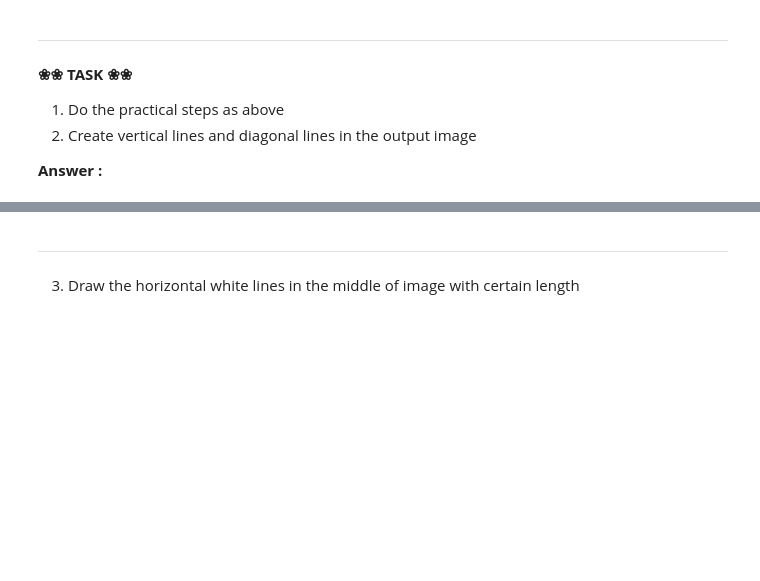
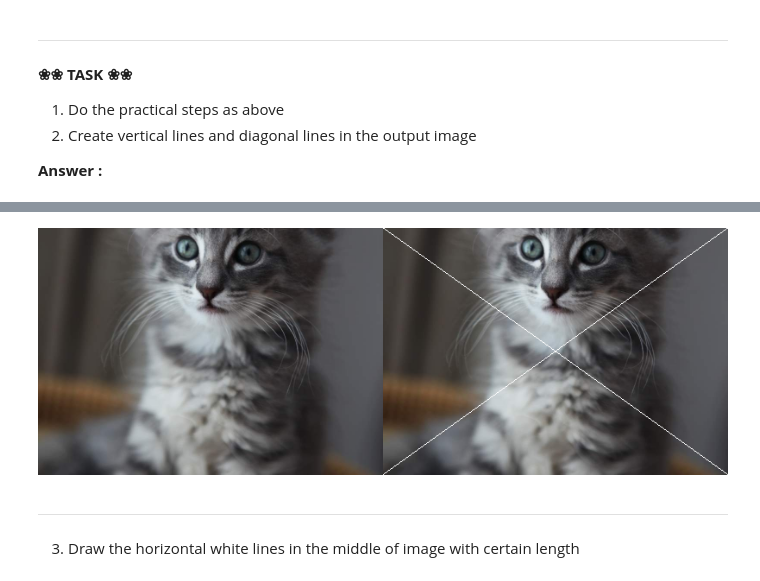
Before and after one commit to fnsalamaa/FINA-SALAMA-PCVK, a Jupyter notebook: Week1.ipynb, the cells around one changed output, grey strips where cells are left out. Drawn from its saved outputs; the diff is of its cells as text; code cells hidden in the pictures; blank space fills up the shorter version.

```diff
--- a/Week1.ipynb
+++ b/Week1.ipynb
@@ -205,3 +198,16 @@ cv2_imshow(final_frame2)
+# %%
+image_2 = cv.cvtColor(image, cv.COLOR_BGR2RGB)
+image_3 = cv.cvtColor(image, cv.COLOR_BGR2RGB)
+
+#membuat garis menyilang diagonal pada image
+for y in range (lebar):
+  image_3[int((tinggi/lebar*y)),y] =[255,255,255]
+  image_3[int((tinggi/lebar*y)),(lebar-1-y)] =[255,255,255]
+
+final_frame = cv.hconcat((image_2, image_3))
+cv2_imshow(final_frame)
+# %% [output]
+[figure, added]
 # %% [markdown]
 ---
 3. Draw the horizontal white lines in the middle of image with certain length
```
Also changed, not shown: parts of 5 cells of this notebook.
